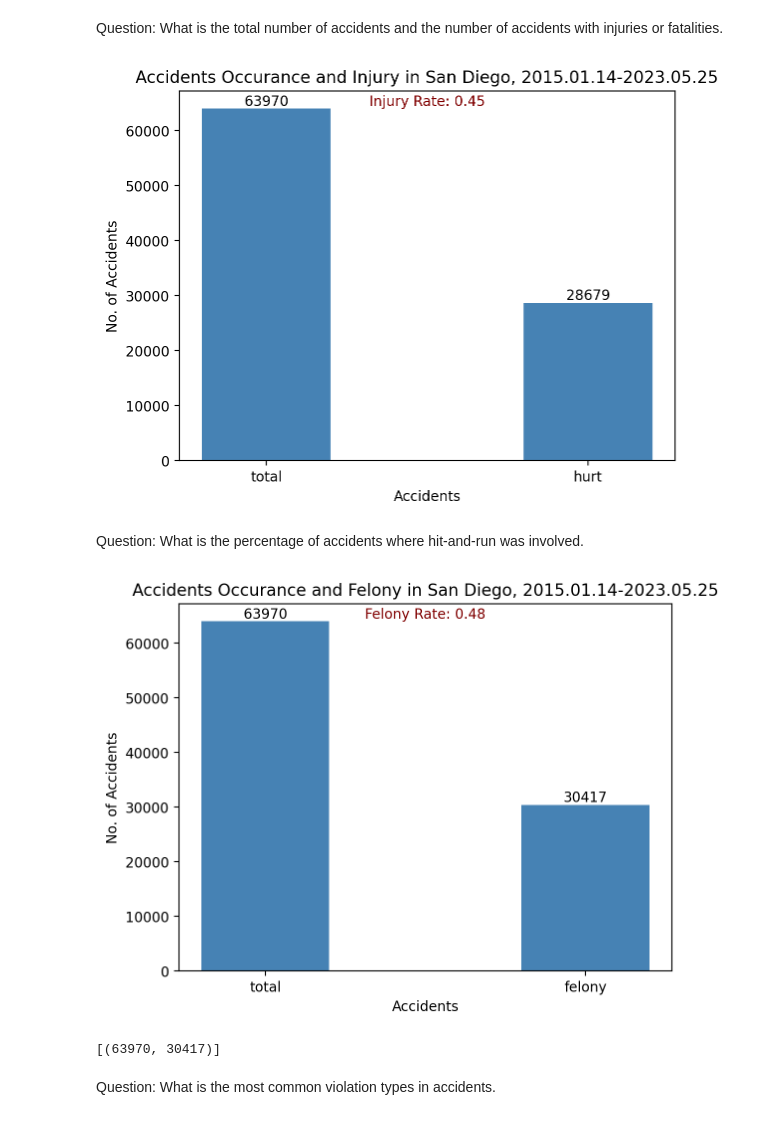
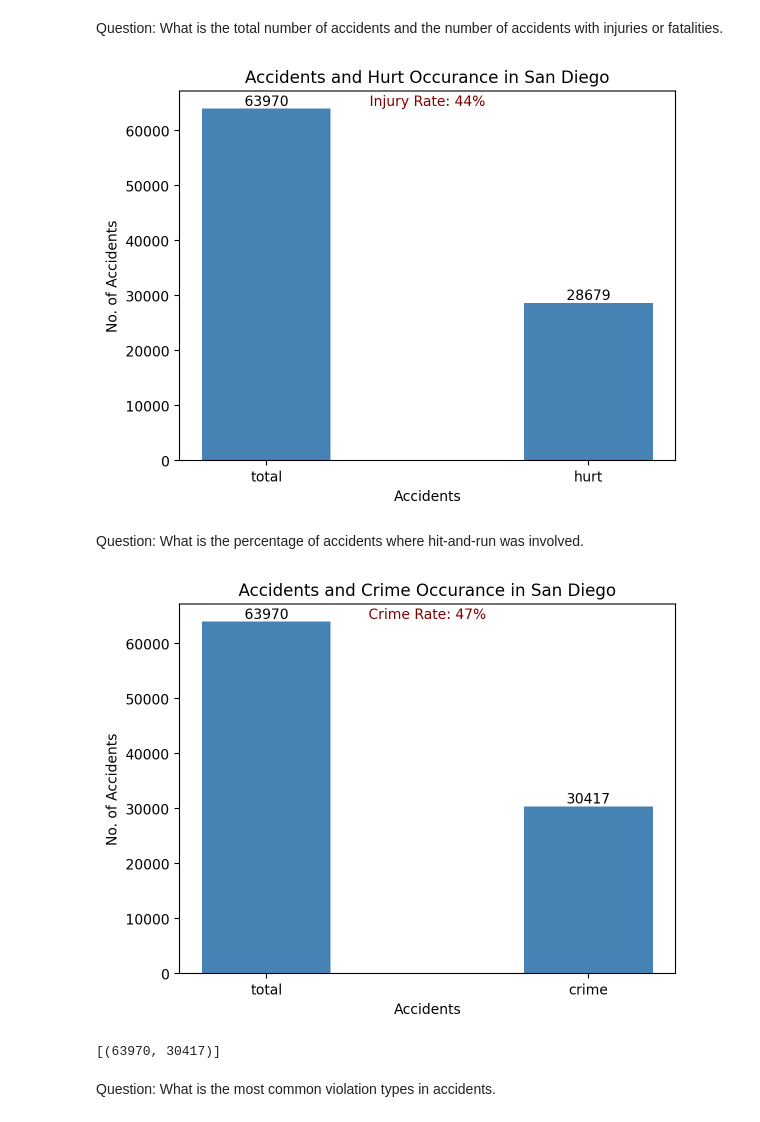
Before and after one commit to jgeng99/San-Diego-Accident-Analysis, a Jupyter notebook: src/data-analysis.ipynb, the cells around one changed output. Saved outputs shown, nothing was run; the diff lists cells and outputs as text; code cells hidden in the pictures.

```diff
--- a/src/data-analysis.ipynb
+++ b/src/data-analysis.ipynb
@@ -128,36 +128,36 @@ query = \
     """
     SELECT
         COUNT(*),
         SUM(CASE WHEN injured > 0 OR killed > 0 THEN 1 ELSE 0 END)
     FROM accidents;
     """
 
 cur.execute(query)
 result = cur.fetchall()
 
 time_qeury = "SELECT MIN(date_time), MAX(date_time) FROM accidents;"
 cur.execute(time_qeury)
 time_range = cur.fetchall()[0]
 start = time_range[0].strftime("%Y.%m.%d")
 end = time_range[1].strftime("%Y.%m.%d")
 xlocs, xlabs = plt.xticks()
 
 plt.bar(["total", "hurt"], result[0], color ='steelblue',
         width = 0.4)
 
 for i, v in enumerate(result[0]):
     plt.text(i, v, str(v), ha='center', va='bottom', color='black')
 
 injure_rate = result[0][1] / result[0][0]
-plt.text(0.5, max(result[0]), f"Injury Rate: {injure_rate:.2f}",
+plt.text(0.5, max(result[0]), f"Injury Rate: {int(injure_rate*100)}%",
         color='maroon', ha='center', va='bottom')
 
 plt.xlabel("Accidents")
 plt.ylabel("No. of Accidents")
-plt.title(f"Accidents Occurance and Injury in San Diego, {start}-{end}")
+plt.title(f"Accidents and Hurt Occurance in San Diego")
 plt.show()
 # %% [output]
-[figure, old version]
+[figure, new version]
 # %% [markdown]
 Question: What is the percentage of accidents where hit-and-run was involved.
 # %%
@@ -172,24 +172,24 @@ query = \
 cur.execute(query)
 result = cur.fetchall()
 
-plt.bar(["total", "felony"], result[0], color ='steelblue',
+plt.bar(["total", "crime"], result[0], color ='steelblue',
         width = 0.4)
 
 for i, v in enumerate(result[0]):
     plt.text(i, v, str(v), ha='center', va='bottom', color='black')
 
 felony_rate = result[0][1] / result[0][0]
-plt.text(0.5, max(result[0]), f"Felony Rate: {felony_rate:.2f}",
+plt.text(0.5, max(result[0]), f"Crime Rate: {int(100*felony_rate)}%",
         color='maroon', ha='center', va='bottom')
 
 plt.xlabel("Accidents")
 plt.ylabel("No. of Accidents")
-plt.title(f"Accidents Occurance and Felony in San Diego, {start}-{end}")
+plt.title(f"Accidents and Crime Occurance in San Diego")
 plt.show()
 
 print(result)
 # %% [output]
-[figure, old version]
+[figure, new version]
 [(63970, 30417)]
 # %% [markdown]
 Question: What is the most common violation types in accidents.
```
Also changed, not shown: parts of 6 cells of this notebook, 1 other file.
